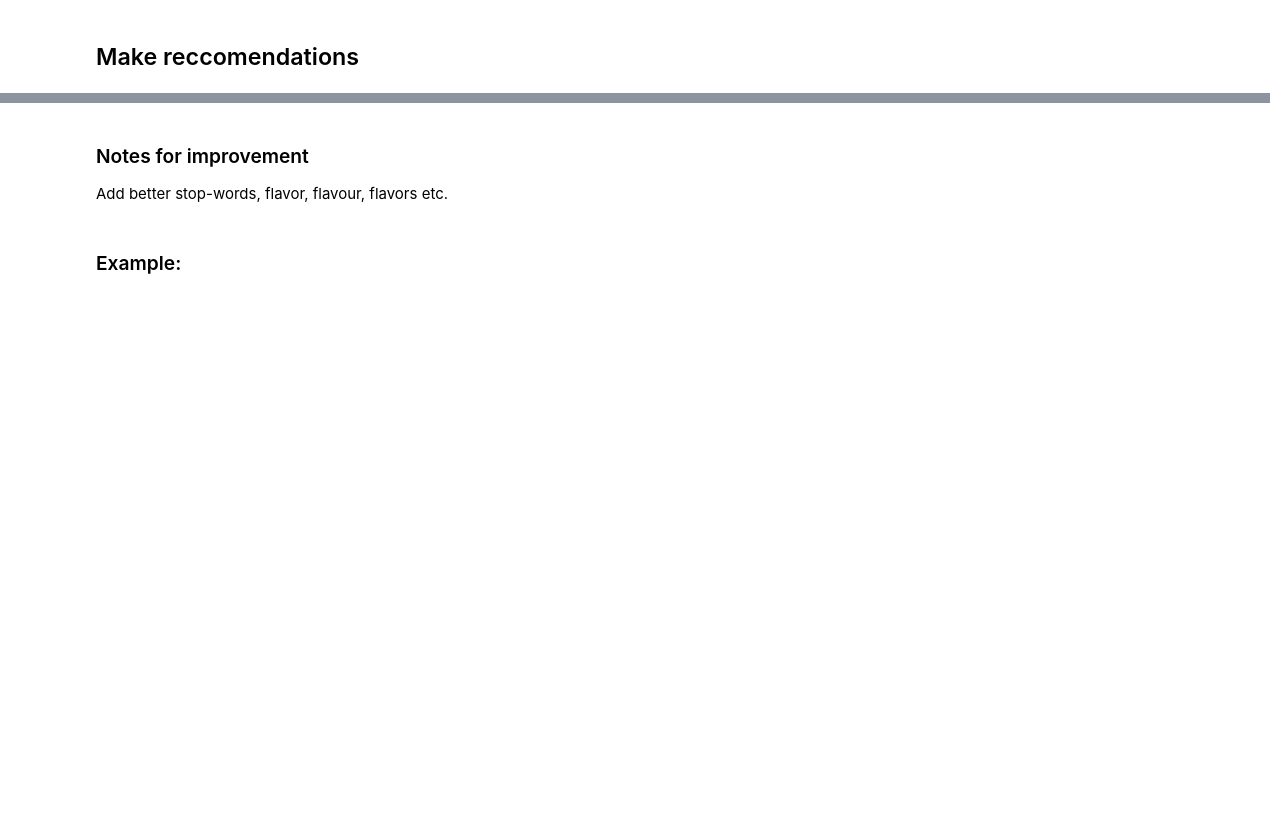
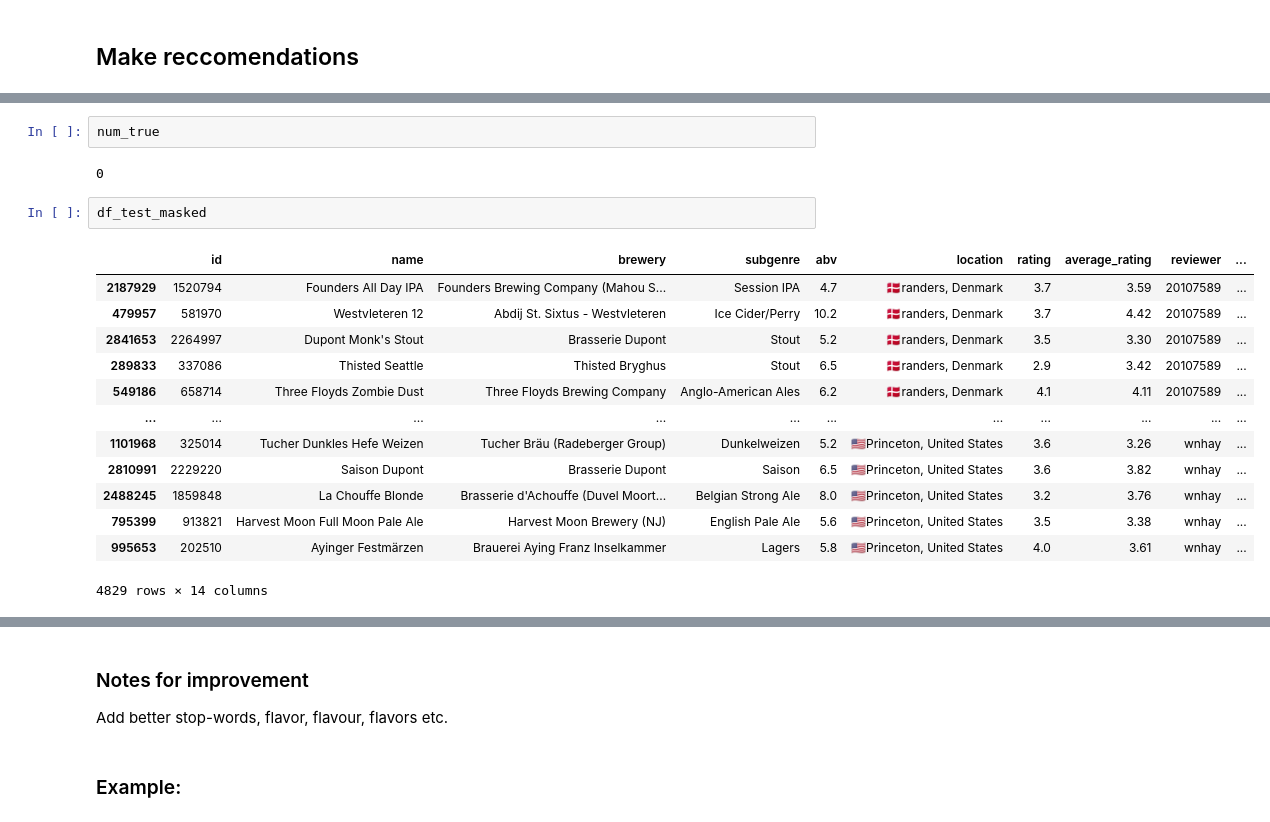
Before and after one commit to gustavn19/CTDS_Beerbuddy, a Jupyter notebook: final_notebook.ipynb, the cells around one changed output, grey strips where cells are left out. Saved outputs shown, nothing was run; the diff lists cells and outputs as text; blank space fills up the shorter version.

```diff
--- a/final_notebook.ipynb
+++ b/final_notebook.ipynb
@@ -534,0 +592,20 @@ Top 5 recommended beers:
+# %%
+num_true
+# %% [output]
+0
+# %%
+df_test_masked
+# %% [output]
+|  | id | name | brewery | subgenre | abv | location | rating | average_rating | reviewer | ... |
+| 2187929 | 1520794 | Founders All Day IPA | Founders Brewing Company (Mahou S... | Session IPA | 4.7 | 🇩🇰randers, Denmark | 3.7 | 3.59 | 20107589 | ... |
+| 479957 | 581970 | Westvleteren 12 | Abdij St. Sixtus - Westvleteren | Ice Cider/Perry | 10.2 | 🇩🇰randers, Denmark | 3.7 | 4.42 | 20107589 | ... |
+| 2841653 | 2264997 | Dupont Monk's Stout | Brasserie Dupont | Stout | 5.2 | 🇩🇰randers, Denmark | 3.5 | 3.30 | 20107589 | ... |
+| 289833 | 337086 | Thisted Seattle | Thisted Bryghus | Stout | 6.5 | 🇩🇰randers, Denmark | 2.9 | 3.42 | 20107589 | ... |
+| 549186 | 658714 | Three Floyds Zombie Dust | Three Floyds Brewing Company | Anglo-American Ales | 6.2 | 🇩🇰randers, Denmark | 4.1 | 4.11 | 20107589 | ... |
+| ... | ... | ... | ... | ... | ... | ... | ... | ... | ... | ... |
+| 1101968 | 325014 | Tucher Dunkles Hefe Weizen | Tucher Bräu (Radeberger Group) | Dunkelweizen | 5.2 | 🇺🇸Princeton, United States | 3.6 | 3.26 | wnhay | ... |
+| 2810991 | 2229220 | Saison Dupont | Brasserie Dupont | Saison | 6.5 | 🇺🇸Princeton, United States | 3.6 | 3.82 | wnhay | ... |
+| 2488245 | 1859848 | La Chouffe Blonde | Brasserie d'Achouffe (Duvel Moort... | Belgian Strong Ale | 8.0 | 🇺🇸Princeton, United States | 3.2 | 3.76 | wnhay | ... |
+| 795399 | 913821 | Harvest Moon Full Moon Pale Ale | Harvest Moon Brewery (NJ) | English Pale Ale | 5.6 | 🇺🇸Princeton, United States | 3.5 | 3.38 | wnhay | ... |
+| 995653 | 202510 | Ayinger Festmärzen | Brauerei Aying Franz Inselkammer | Lagers | 5.8 | 🇺🇸Princeton, United States | 4.0 | 3.61 | wnhay | ... |
+4829 rows × 14 columns
```
Also changed, not shown: parts of 16 cells of this notebook.
